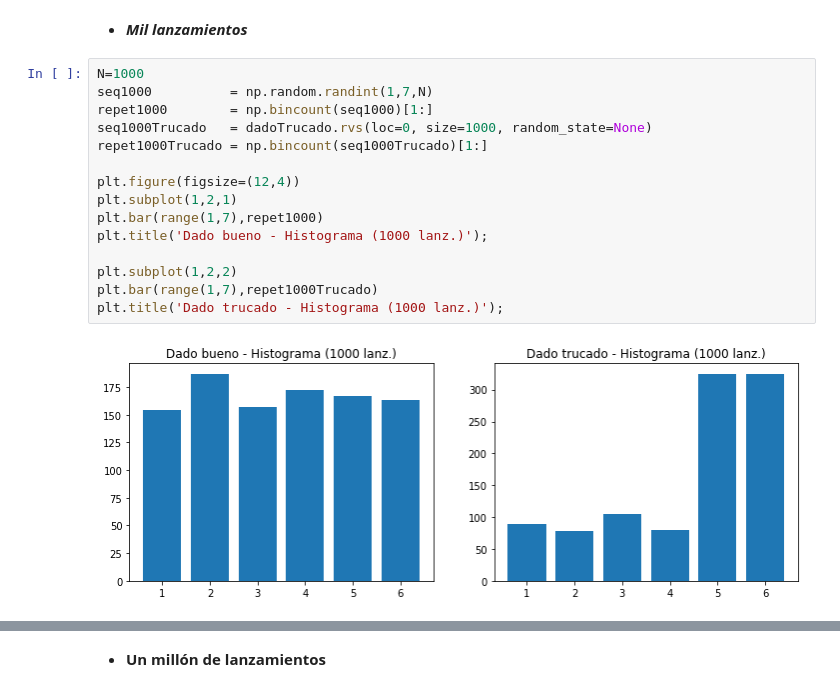
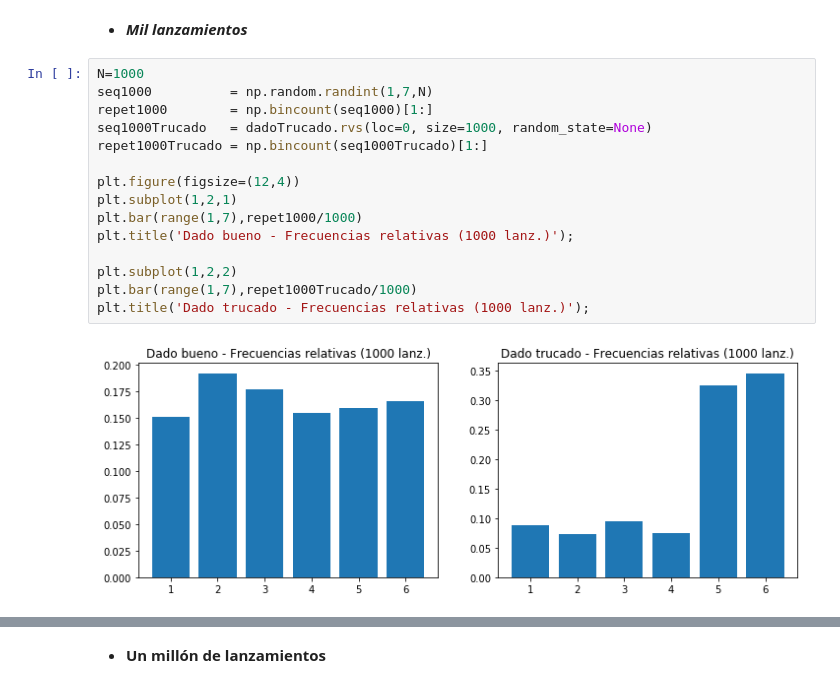
Before and after one commit to jruizalz/EPE-ULPGC, a Jupyter notebook: Bloque_1/2.Probabilidad_Sucesos.ipynb, the cells around one changed output, grey strips where cells are left out. Drawn from its saved outputs; the diff is of its cells as text.

```diff
--- a/Bloque_1/2.Probabilidad_Sucesos.ipynb
+++ b/Bloque_1/2.Probabilidad_Sucesos.ipynb
@@ -262,20 +299,20 @@ Probabilidades muestrales dado trucado:
 # %%
 N=1000
 seq1000          = np.random.randint(1,7,N)
 repet1000        = np.bincount(seq1000)[1:]
 seq1000Trucado   = dadoTrucado.rvs(loc=0, size=1000, random_state=None)
 repet1000Trucado = np.bincount(seq1000Trucado)[1:]
 
 plt.figure(figsize=(12,4))
 plt.subplot(1,2,1)
-plt.bar(range(1,7),repet1000)
-plt.title('Dado bueno - Histograma (1000 lanz.)');
+plt.bar(range(1,7),repet1000/1000)
+plt.title('Dado bueno - Frecuencias relativas (1000 lanz.)');
 
 plt.subplot(1,2,2)
-plt.bar(range(1,7),repet1000Trucado)
-plt.title('Dado trucado - Histograma (1000 lanz.)');
+plt.bar(range(1,7),repet1000Trucado/1000)
+plt.title('Dado trucado - Frecuencias relativas (1000 lanz.)');
 # %% [output]
-[figure, old version]
+[figure, new version]
 # %%
 print('Probabilidades muestrales dado bueno: \n\t', repet1000/N)
 print('Probabilidades muestrales dado trucado:\n\t', repet1000Trucado/N)
```
Also changed, not shown: parts of 20 cells of this notebook, 1 other file.
